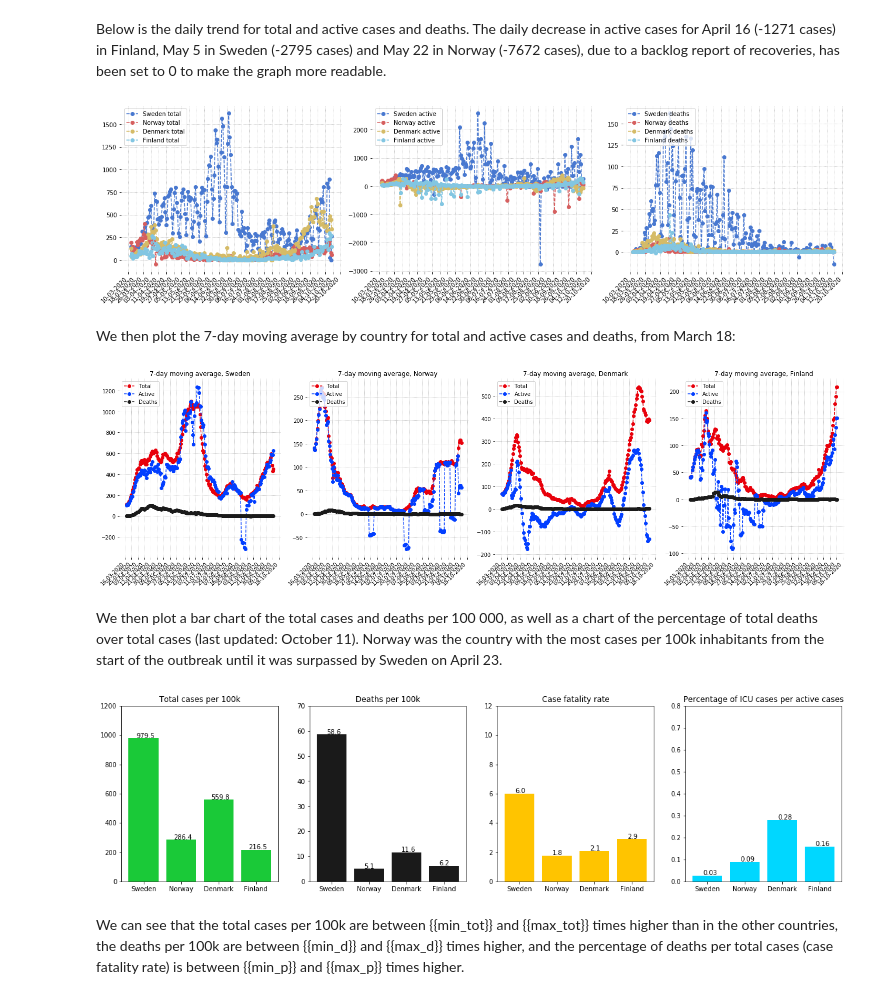
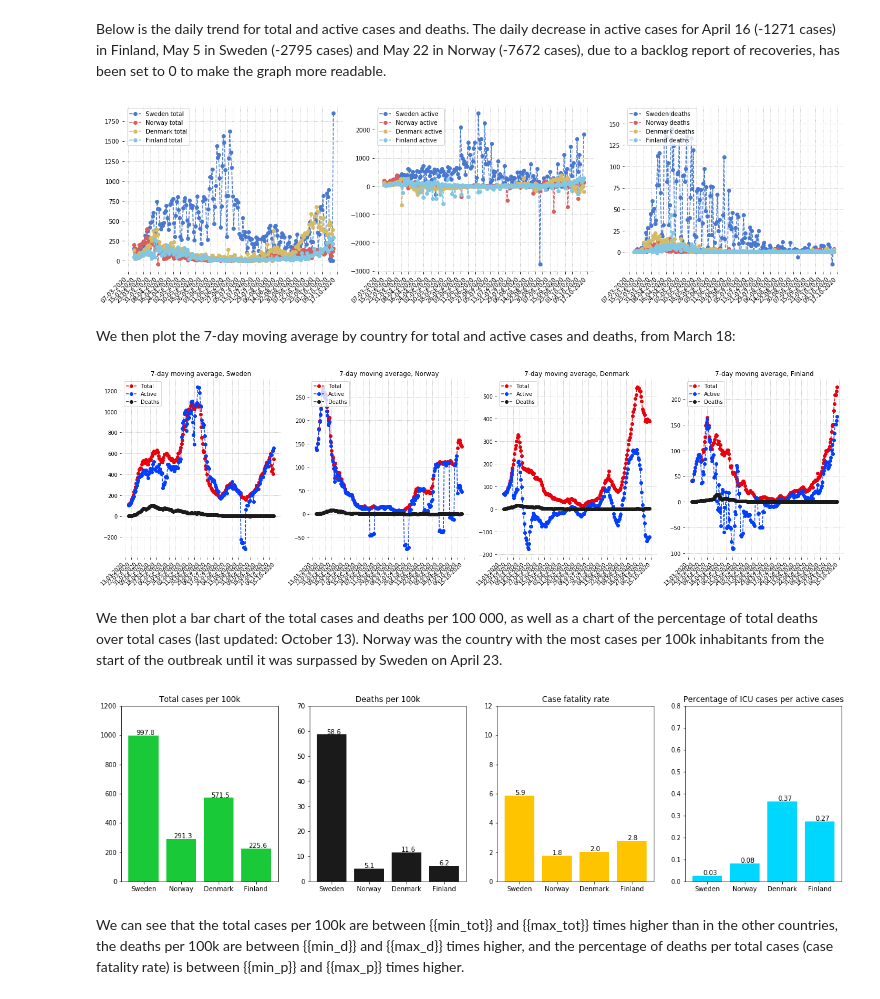
Before and after one commit to eera-l/Covid19-Sweden-Overview, a Jupyter notebook: c19-nordics.ipynb, the cells around one changed output. Drawn from its saved outputs; the diff is of its cells as text; code cells hidden in the pictures.

```diff
--- a/c19-nordics.ipynb
+++ b/c19-nordics.ipynb
@@ -52,7 +52,7 @@ swe_act = np.array([685, 812, 958, 1036, 1113, 1187, 1276, 1412, 1607, 1734, 189
                     76006, 76168, 76337, 73578, 73634, 73634, 73634, 73916, 74034, 74128, 74030, 74373, 74373, 74373, 74896, 75034,
                     75179, 75467, 75765, 75869, 75875, 75869, 76656, 76865, 77168, 77645, 77645, 77674, 77674, 78800, 79074, 79578,
                     80189, 80312, 80312, 80312, 81712, 82086, 82813, 83647, 83647, 83647, 83647, 85331, 85848, 86958, 87753, 87753,
-                    88031])
+                    88031, 88031, 89875])
 
 nor_act = utils.load_norway_active()
 
@@ -68,7 +68,7 @@ nor_icu = np.array([72, 75, 91, 101, 104, 110, 117, 114, 110, 112, 114, 109, 105
                     16, 17, 14, 13, 12, 12, 14, 11, 11, 10, 8, 8, 8, 8, 9, 6, 6, 5, 5, 5, 5, 3, 2, 4, 5, 5, 3, 7, 7, 6, 5, 6, 6, 6, 7,
                     6, 6, 6, 4, 4, 4, 2, 2, 3, 3, 3, 3, 3, 2, 2, 3, 2, 2, 2, 2, 1, 1, 1, 1, 1, 1, 1, 1, 1, 1, 1, 1, 1, 1, 2, 2, 2, 2, 1,
                     1, 1, 1, 1, 1, 3, 2, 2, 2, 2, 2, 2, 1, 2, 2, 2, 1, 1, 0, 0, 0, 0, 0, 1, 1, 1, 1, 1, 1, 1, 1, 1, 0, 0, 0, 0, 0, 0, 1,
-                    1, 1, 1, 1, 1, 1, 1, 1, 2, 1, 1, 1, 1, 2, 2, 2, 2, 2, 2, 3, 3, 3, 3, 3, 3, 3, 3, 4, 3, 4, 3, 3, 3])
+                    1, 1, 1, 1, 1, 1, 1, 1, 2, 1, 1, 1, 1, 2, 2, 2, 2, 2, 2, 3, 3, 3, 3, 3, 3, 3, 3, 4, 3, 4, 3, 3, 3, 5, 3])
 
 dan_icu = np.array([87, 94, 109, 121, 131, 137, 145, 146, 153, 143, 142, 144, 133, 127, 127, 120, 113, 106, 104, 100, 93, 89, 92, 93, 87,
                     84, 84, 81, 80, 74, 69, 70, 70, 72, 66, 66, 62, 61, 60, 62, 57, 49, 46, 43, 42, 39, 40, 43, 43, 37, 35, 32, 28, 27,
@@ -76,14 +76,14 @@ dan_icu = np.array([87, 94, 109, 121, 131, 137, 145, 146, 153, 143, 142, 144, 13
                     9, 6, 3, 6, 6, 6, 7, 8, 8, 9, 11, 11, 10, 9, 10, 11, 9, 6, 6, 6, 7, 5, 5, 5, 4, 5, 6, 6, 6, 6, 5, 5, 2, 3, 3, 4, 4,
                     3, 3, 3, 3, 3, 3, 3, 3, 3, 2, 2, 2, 2, 2, 2, 2, 2, 2, 2, 1, 1, 1, 1, 0, 0, 1, 1, 1, 1, 1, 1, 2, 3, 3, 3, 2, 2, 4, 4,
                     4, 4, 4, 3, 3, 3, 4, 3, 3, 5, 5, 7, 4, 4, 4, 3, 2, 3, 3, 4, 9, 12, 14, 15, 14, 16, 17, 17, 17, 15, 15, 15, 13, 17, 18,
-                    17, 15, 15, 15, 15, 15, 15])
+                    17, 15, 15, 17, 18, 20, 19, 19, 19])
 
 fin_icu = np.array([22, 24, 32, 31, 41, 49, 56, 62, 65, 72, 73, 76, 81, 83, 82, 82, 81, 80, 77, 74, 75, 75, 76, 73, 70, 68, 67, 63, 63,
                     60, 61, 60, 62, 56, 56, 51, 48, 49, 52, 49, 49, 48, 44, 44, 45, 45, 45, 44, 34, 35, 33, 32, 30, 29, 34, 25, 20, 22,
                     21, 21, 19, 18, 11, 11, 11, 10, 11, 10, 9, 9, 7, 8, 8, 7, 6, 6, 4, 4, 4, 3, 2, 1, 3, 2, 2, 2, 2, 2, 2, 2, 2, 2, 2,
                     1, 1, 0, 0, 0, 0, 0, 0, 0, 0, 1, 1, 2, 2, 0, 0, 0, 1, 1, 0, 0, 1, 1, 1, 1, 1, 1, 1, 1, 0, 0, 0, 0, 0, 0, 0, 0, 0, 0,
                     0, 0, 0, 0, 0, 0, 0, 0, 1, 1, 0, 0, 0, 0, 0, 0, 0, 0, 0, 0, 0, 1, 1, 1, 1, 1, 1, 1, 1, 2, 2, 2, 2, 2, 1, 1, 1, 1, 1,
-                    1, 1, 3, 3, 3, 3, 3, 3, 3, 3, 3, 4, 2, 2, 2, 2, 4, 4, 4, 4, 4, 4, 4, 8, 8, 5, 5, 5, 5, 5])
+                    1, 1, 3, 3, 3, 3, 3, 3, 3, 3, 3, 4, 2, 2, 2, 2, 4, 4, 4, 4, 4, 4, 4, 8, 8, 5, 5, 5, 5, 5, 10, 10])
 
 # From march 12th
 swe_d = utils.load_sweden_deaths(1)[:-1]
@@ -340,7 +340,7 @@ fig.set_figwidth(18)
 plt.tight_layout()
 plt.show()
 # %% [output]
-[figure, old version]
+[figure, new version]
 # %% [markdown]
 We then plot the 7-day moving average by country for total and active cases and deaths, from March 18:
 # %%
@@ -424,9 +424,9 @@ fig.set_figwidth(20)
 plt.tight_layout()
 plt.show()
 # %% [output]
-[figure, old version]
+[figure, new version]
 # %% [markdown]
-We then plot a bar chart of the total cases and deaths per 100 000, as well as a chart of the percentage of total deaths over total cases (last updated: October 11). Norway was the country with the most cases per 100k inhabitants from the start of the outbreak until it was surpassed by Sweden on April 23.
+We then plot a bar chart of the total cases and deaths per 100 000, as well as a chart of the percentage of total deaths over total cases (last updated: October 13). Norway was the country with the most cases per 100k inhabitants from the start of the outbreak until it was surpassed by Sweden on April 23.
 # %%
 import numpy as np
 import matplotlib.pyplot as plt
@@ -470,34 +470,34 @@ for i, v in enumerate(totals.values()):
 ax1.set_ylim(0, 1200)
 ax2 = fig.add_subplot(142)
 ax2.bar(deaths.keys(), deaths.values(), color='k')
 ax2.set_title('Deaths per 100k')
 for i, v in enumerate(deaths.values()):
     ax2.text(i - 0.14, v + 0.18, '{:.1f}'.format(v),  color='black')
 ax2.set_ylim(0, 70)
 ax3 = fig.add_subplot(143)
 ax3.bar(death_percent.keys(), death_percent.values(), color='y')
 ax3.set_title('Case fatality rate')
 for i, v in enumerate(death_percent.values()):
     ax3.text(i - 0.12, v + 0.05, '{:.1f}'.format(v),  color='black')
 ax3.set_ylim(0, 12)
 ax4 = fig.add_subplot(144)
 ax4.bar(icu_percent.keys(), icu_percent.values(), color='c')
 ax4.set_title('Percentage of ICU cases per active cases')
 for i, v in enumerate(icu_percent.values()):
     ax4.text(i - 0.12, v + 0.003, '{:.2f}'.format(v),  color='black')
 ax4.set_ylim(0, 0.8)
 sns.set_color_codes('bright')
 fig.set_figheight(5)
 fig.set_figwidth(20)
 plt.show()
 
 min_tot = ('{:.1f}').format(totals['Sweden'] / totals['Denmark'])
 max_tot = ('{:.1f}').format(totals['Sweden'] / totals['Finland'])
 min_d = ('{:.1f}').format(deaths['Sweden'] / deaths['Denmark'])
 max_d = ('{:.1f}').format(deaths['Sweden'] / deaths['Norway'])
-min_p = ('{:.1f}').format(death_percent['Sweden'] / death_percent['Denmark'])
+min_p = ('{:.1f}').format(death_percent['Sweden'] / death_percent['Finland'])
 max_p = ('{:.1f}').format(death_percent['Sweden'] / death_percent['Norway'])
 # %% [output]
-[figure, old version]
+[figure, new version]
 # %% [markdown]
 We can see that the total cases per 100k are between {{min_tot}} and {{max_tot}} times higher than in the other countries, the deaths per 100k are between {{min_d}} and {{max_d}} times higher, and the percentage of deaths per total cases (case fatality rate) is between {{min_p}} and {{max_p}} times higher.
```
Also changed, not shown: parts of 2 cells of this notebook, 1 other file.
